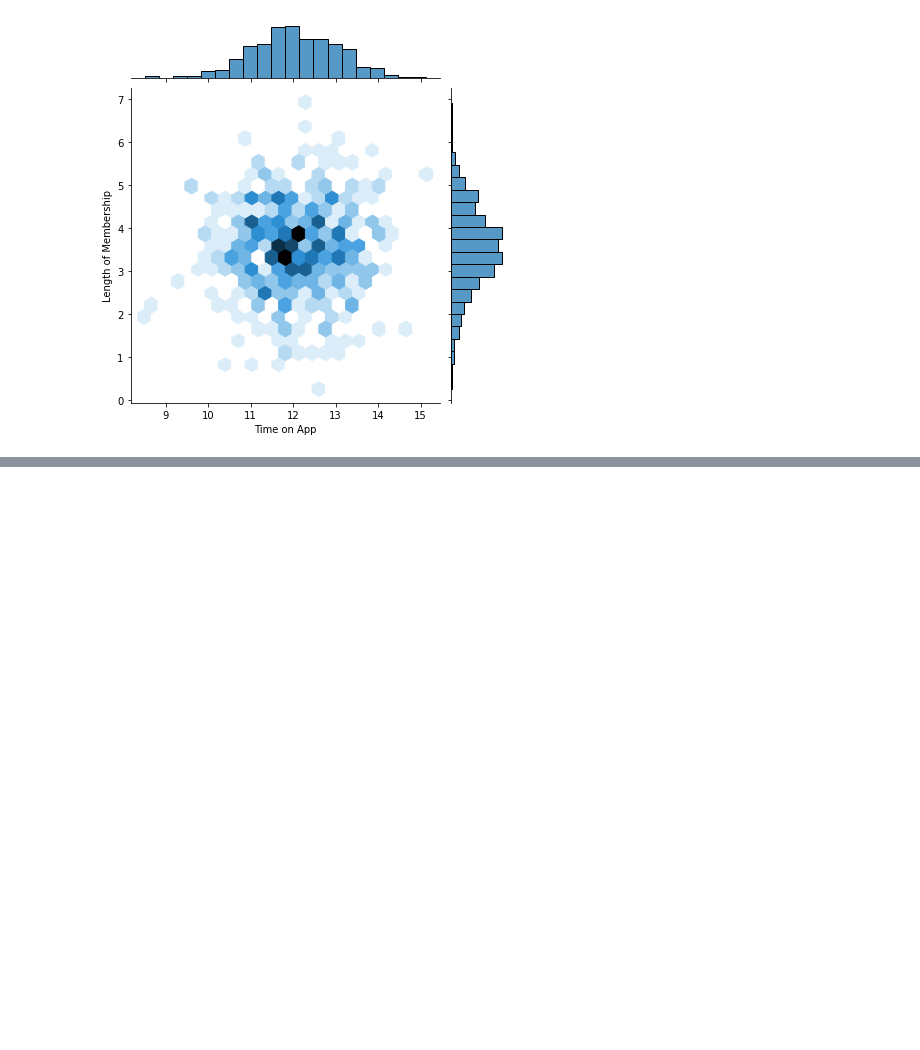
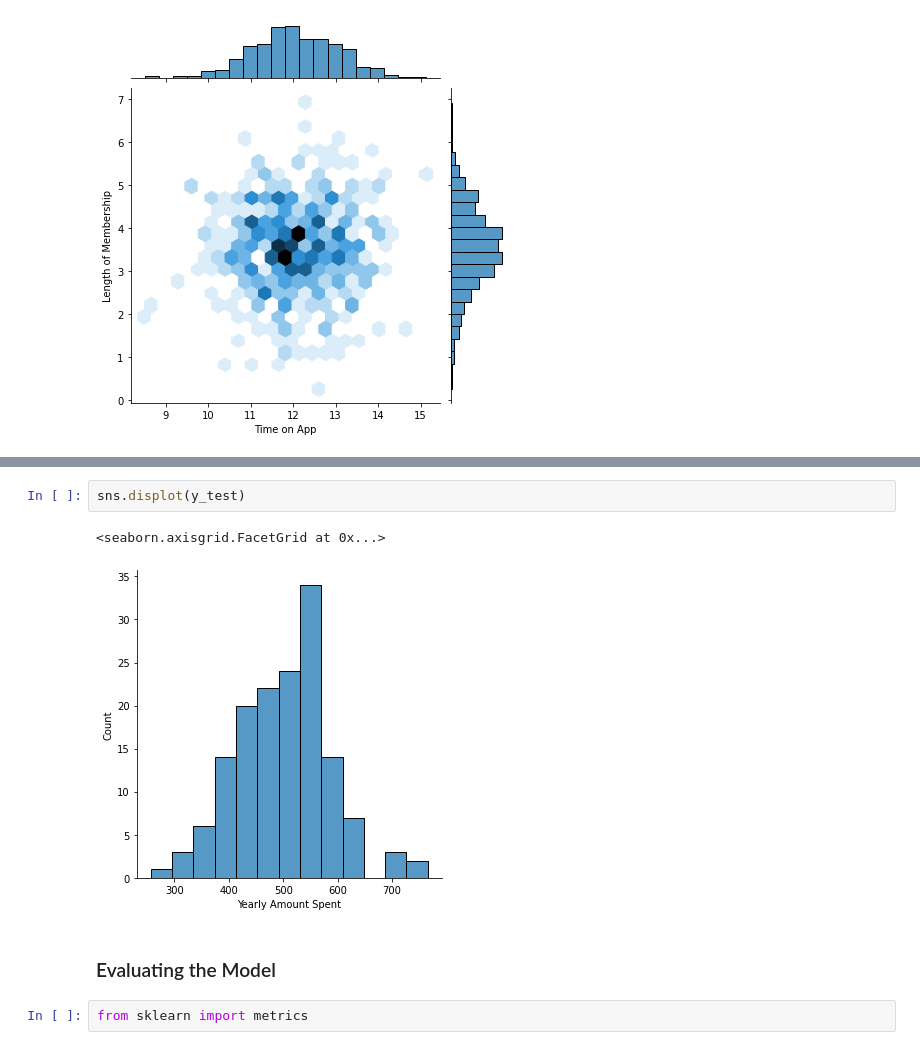
Before and after one commit to michael-bruno/ml-dev, a Jupyter notebook: linear-regression/ecommerce.ipynb, the cells around one changed output, grey strips where cells are left out. Drawn from its saved outputs; the diff is of its cells as text; blank space fills up the shorter version.

```diff
--- a/linear-regression/ecommerce.ipynb
+++ b/linear-regression/ecommerce.ipynb
@@ -70,0 +116,9 @@ sns.jointplot(x="Time on App",y="Length of Membership",kind="hex",data=customers
+# %%
+sns.displot(y_test)
+# %% [output]
+<seaborn.axisgrid.FacetGrid at 0x...>
+[figure, added]
+# %% [markdown]
+### Evaluating the Model
+# %%
+from sklearn import metrics
```
Also changed, not shown: parts of 17 cells of this notebook.
